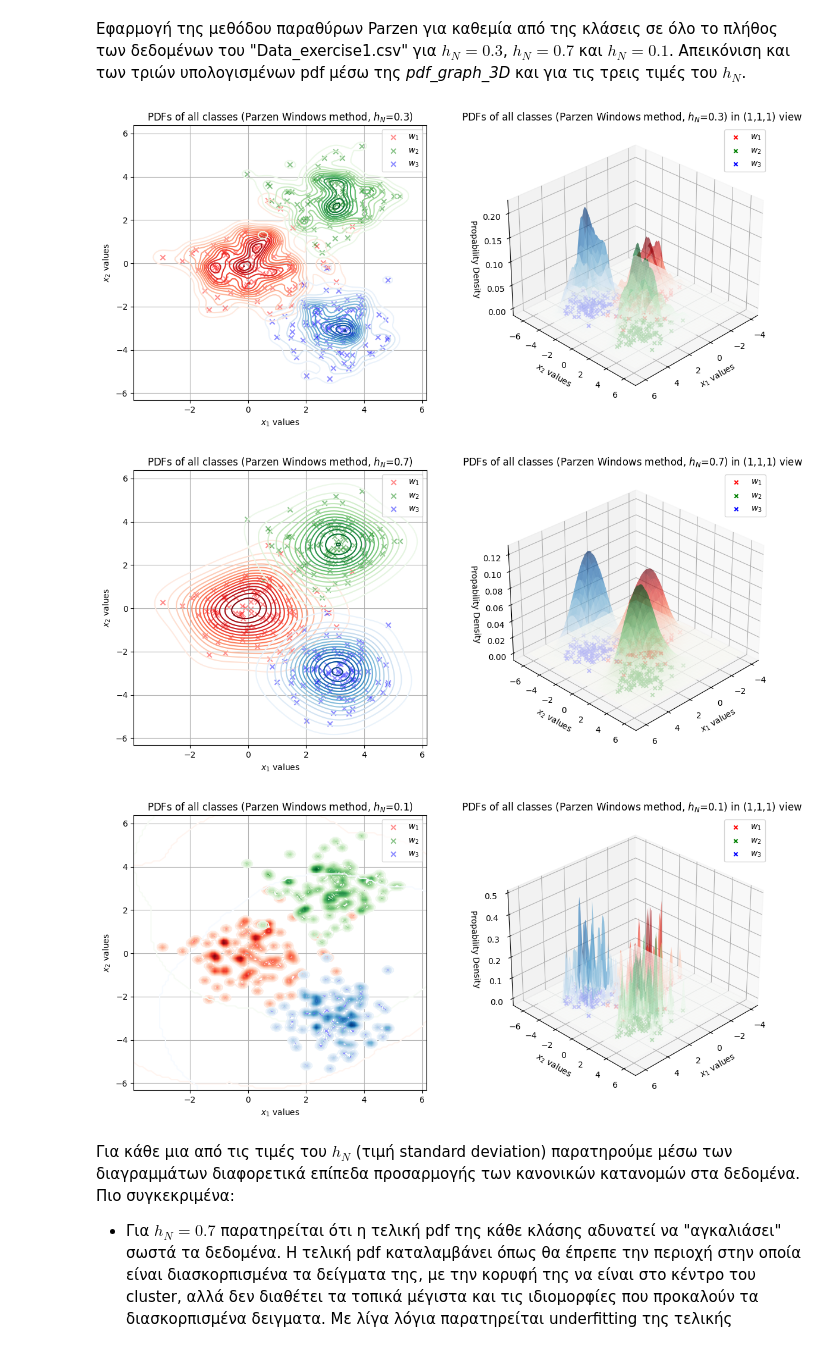
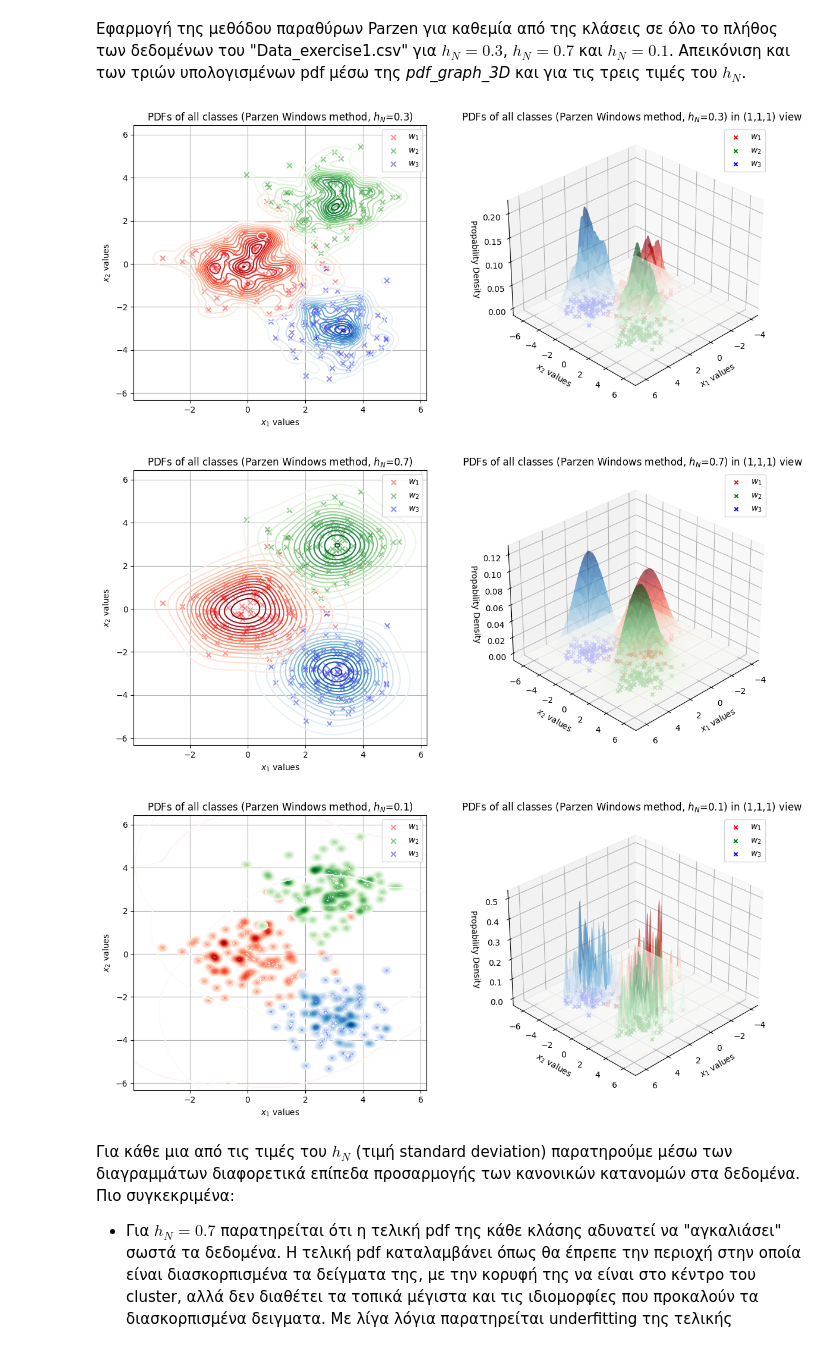
Before and after one commit to iliaxant/Pattern_Recognition_HW2, a Jupyter notebook: HW_2_PR_58545.ipynb, the cells around one changed output. Cells and saved outputs as stored; diff of their text form; code cells hidden in the pictures.

```diff
--- a/HW_2_PR_58545.ipynb
+++ b/HW_2_PR_58545.ipynb
@@ -132,9 +132,10 @@ def parzen_pdf(X, x_i, h_N):
 # %%
 def pdf_graph_3D(xx1, xx2, classes_w, class_pdfs, method_param, method=0):
 
-  """ method == 1 for k-NN and method_param -> k
-      method == 0 (default) for Parzen Windows and method_param -> h_N """
-
+  """
+  method == 1 → k-NN  (method_param = k)
+  method == 0 (default) → Parzen (method_param = h)
+  """
 
   fig = plt.figure(figsize=(14, 6))
 
@@ -182,31 +183,31 @@ def pdf_graph_3D(xx1, xx2, classes_w, class_pdfs, method_param, method=0):
 # %%
 h_N = [0.3, 0.7, 0.1]
 
-x1 = np.arange(df[0].min()-1, df[0].max()+1, 0.1)
-x2 = np.arange(df[1].min()-1, df[1].max()+1, 0.1)
+x1 = np.arange(df[0].min()-1, df[0].max()+1, 0.05)
+x2 = np.arange(df[1].min()-1, df[1].max()+1, 0.05)
 
 xx1, xx2 = np.meshgrid(x1,x2)
 X = np.column_stack((xx1.ravel(), xx2.ravel()))
 
 classes_w = [w1, w2, w3]
 class_pdfs=[]            # For saving for later the pdfs calculated with h_N=0.3
 for h in h_N:
 
     p_1 = parzen_pdf(X, w1[[0,1]].to_numpy(), h).reshape(xx1.shape)
     p_2 = parzen_pdf(X, w2[[0,1]].to_numpy(), h).reshape(xx1.shape)
     p_3 = parzen_pdf(X, w3[[0,1]].to_numpy(), h).reshape(xx1.shape)
 
     if h == h_N[0]:
 
         class_pdfs.append(p_1)
         class_pdfs.append(p_2)
         class_pdfs.append(p_3)
 
     pdf_graph_3D(xx1, xx2, classes_w, [p_1, p_2, p_3], h, 0)
 # %% [output]
 [figure]
 [figure]
-[figure, old version]
+[figure, new version]
 # %% [markdown]
 Για κάθε μια από τις τιμές του $h_N$ (τιμή standard deviation) παρατηρούμε μέσω των διαγραμμάτων διαφορετικά επίπεδα προσαρμογής των κανονικών κατανομών στα δεδομένα. Πιο συγκεκριμένα:
 
```
Also changed, not shown: parts of 18 cells of this notebook.
